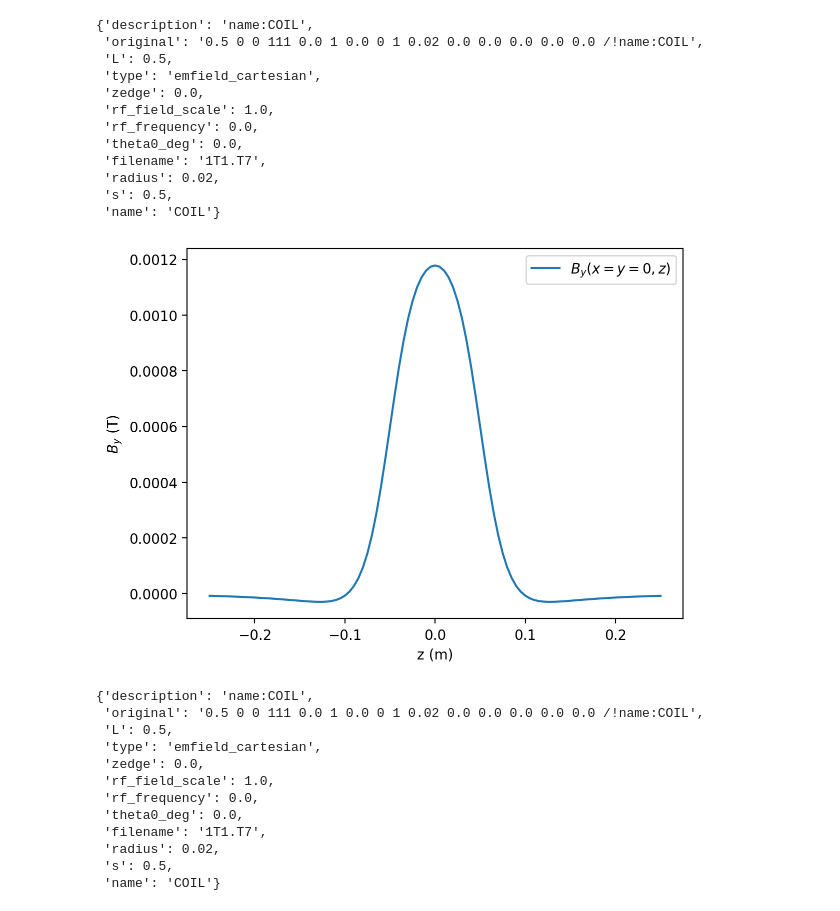
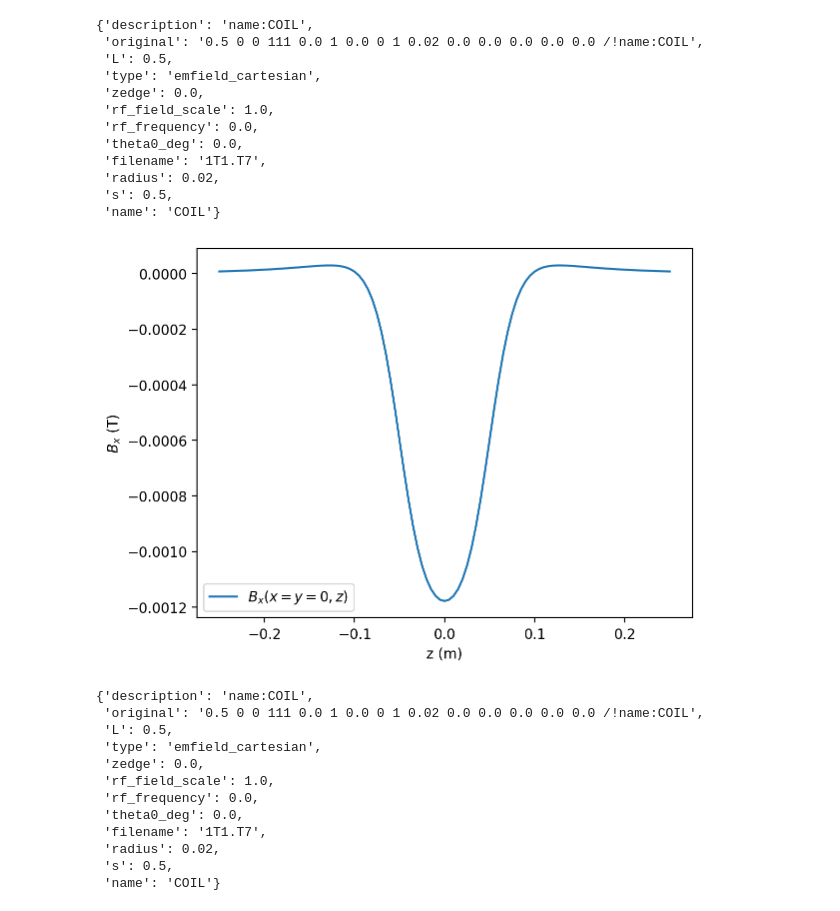
Before and after one commit to ChristopherMayes/lume-impact, a Jupyter notebook: docs/examples/templates/corrector_coil/corrector_coil.ipynb, the cells around one changed output. Drawn from its saved outputs; the diff is of its cells as text; code cells hidden in the pictures.

```diff
--- a/docs/examples/templates/corrector_coil/corrector_coil.ipynb
+++ b/docs/examples/templates/corrector_coil/corrector_coil.ipynb
@@ -85,9 +83,9 @@ I.ele['COIL']#['rf_field_scale'] = 1
  'name': 'COIL'}
 # %%
 FM = I.fieldmaps['1T1.T7']['field']
-FM.plot_onaxis('By')
+FM.plot_onaxis('Bx')
 # %% [output]
-[figure, old version]
+[figure, new version]
 # %%
 I.ele['COIL']
 # %% [output]
```
Also changed, not shown: parts of 22 cells of this notebook, 2 other files.
